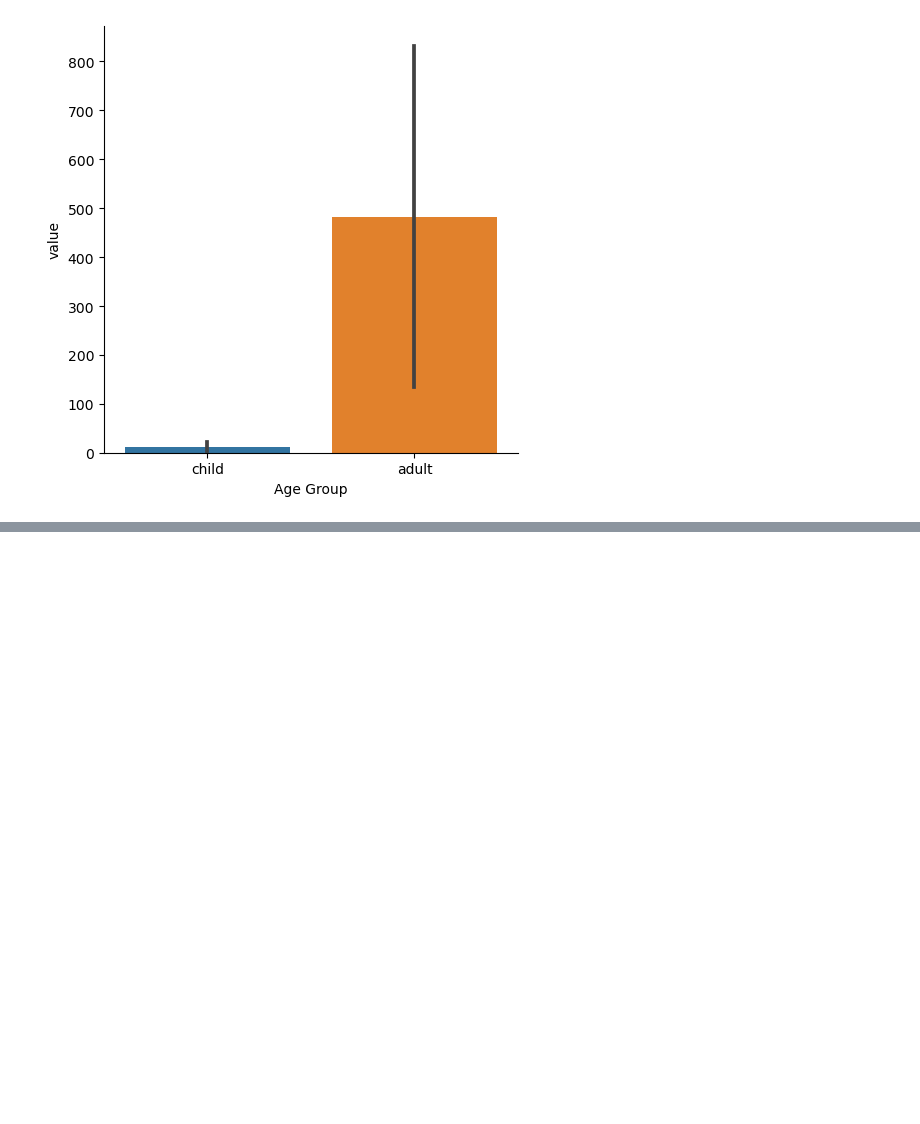
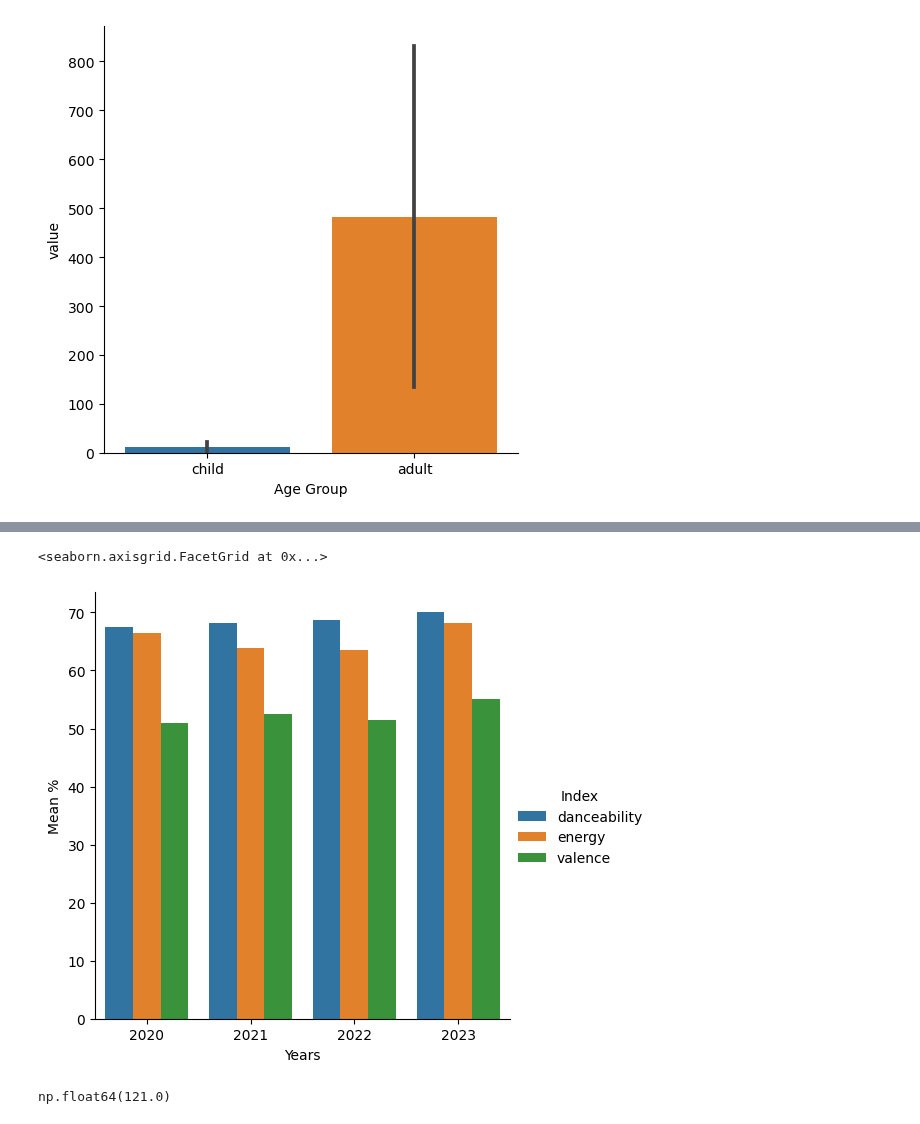
Before and after one commit to ReverseRasterization/AI, a Jupyter notebook: Semester 1/Untitled Folder/Scratch.ipynb, the cells around one changed output, grey strips where cells are left out. Cells and saved outputs as stored; diff of their text form; code cells hidden in the pictures; blank space fills up the shorter version.

```diff
--- a/Semester 1/Untitled Folder/Scratch.ipynb
+++ b/Semester 1/Untitled Folder/Scratch.ipynb
@@ -153,0 +162,48 @@ sb.barplot(x='Month', y='Count', data=df)
+# %%
+import pandas as pd
+import seaborn as sb
+import numpy as np
+
+df = pd.read_csv('spotify2023.csv', encoding='latin_1')
+
+data = {
+    'Years': [],
+    'Index': [],
+    'Mean %': []
+}
+
+unique_years = df['released_year'].unique()
+
+for year in sorted(unique_years):
+    if year >= 2020:
+        data['Years'].extend([year,year,year])
+        scope = df[(df['released_year'] == year)]
+        data['Mean %'].extend([
+            scope['danceability_%'].mean(),
+            scope['energy_%'].mean(),
+            scope['valence_%'].mean()
+        ])
+        data['Index'].extend(['danceability', 'energy', 'valence'])
+
+
+dfs = pd.DataFrame(data)
+
+sb.catplot(
+    data=dfs,
+    x='Years',
+    y='Mean %',
+    hue='Index',
+    kind='bar'
+)
+# %% [output]
+<seaborn.axisgrid.FacetGrid at 0x...>
+[figure, added]
+# %%
+import pandas as pd
+import seaborn as sb
+
+df = pd.read_csv('spotify2023.csv', encoding='latin_1')
+df['bpm'].median()
+#sb.histplot(data=df['bpm'])
+# %% [output]
+np.float64(121.0)
```
Also changed, not shown: parts of 4 cells of this notebook, 1 other file.
